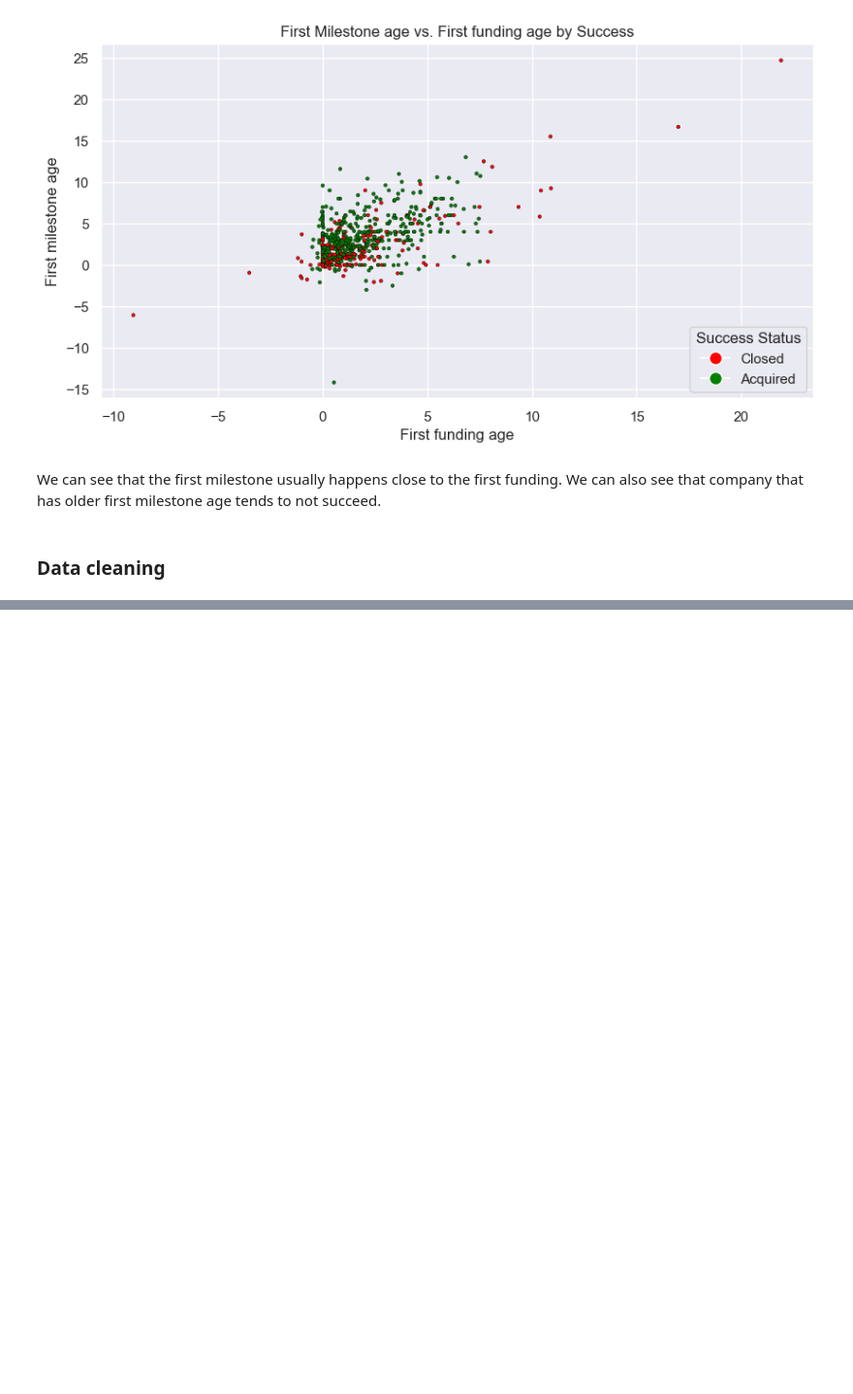
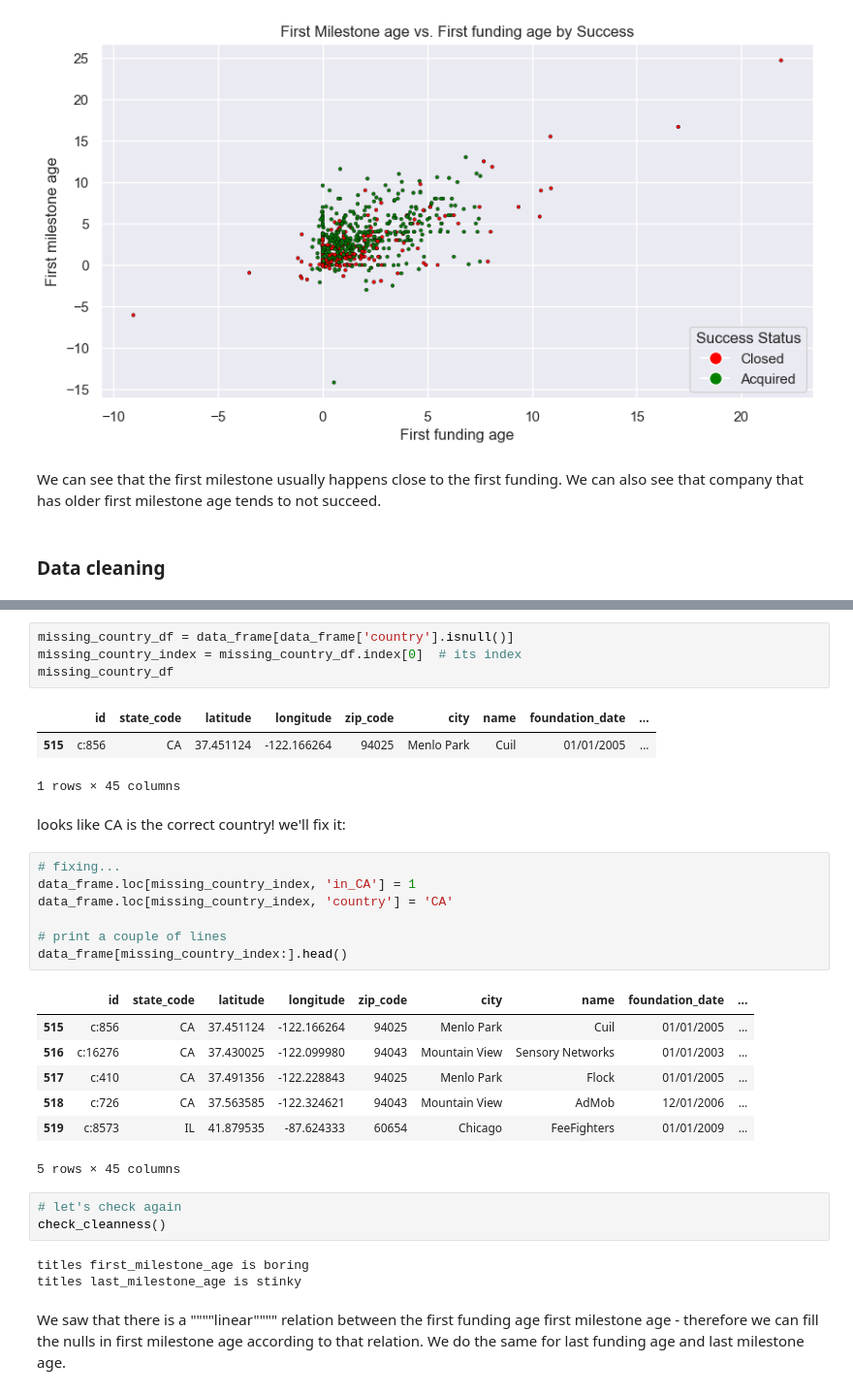
Before and after one commit to Liri-Be/DataMining, a Jupyter notebook: part-1/part1.ipynb, the cells around one changed output, grey strips where cells are left out. Shown at 97% size. Cells and saved outputs as stored; diff of their text form; blank space fills up the shorter version.

```diff
--- a/part-1/part1.ipynb
+++ b/part-1/part1.ipynb
@@ -245,0 +286,33 @@ We can see that the first milestone usually happens close to the first funding.
+# %%
+missing_country_df = data_frame[data_frame['country'].isnull()]
+missing_country_index = missing_country_df.index[0]  # its index
+missing_country_df
+# %% [output]
+|  | id | state_code | latitude | longitude | zip_code | city | name | foundation_date | ... |
+| 515 | c:856 | CA | 37.451124 | -122.166264 | 94025 | Menlo Park | Cuil | 01/01/2005 | ... |
+1 rows × 45 columns
+# %% [markdown]
+looks like CA is the correct country! we'll fix it:
+# %%
+# fixing...
+data_frame.loc[missing_country_index, 'in_CA'] = 1
+data_frame.loc[missing_country_index, 'country'] = 'CA'
+
+# print a couple of lines
+data_frame[missing_country_index:].head()
+# %% [output]
+|  | id | state_code | latitude | longitude | zip_code | city | name | foundation_date | ... |
+| 515 | c:856 | CA | 37.451124 | -122.166264 | 94025 | Menlo Park | Cuil | 01/01/2005 | ... |
+| 516 | c:16276 | CA | 37.430025 | -122.099980 | 94043 | Mountain View | Sensory Networks | 01/01/2003 | ... |
+| 517 | c:410 | CA | 37.491356 | -122.228843 | 94025 | Menlo Park | Flock | 01/01/2005 | ... |
+| 518 | c:726 | CA | 37.563585 | -122.324621 | 94043 | Mountain View | AdMob | 12/01/2006 | ... |
+| 519 | c:8573 | IL | 41.879535 | -87.624333 | 60654 | Chicago | FeeFighters | 01/01/2009 | ... |
+5 rows × 45 columns
+# %%
+# let's check again
+check_cleanness()
+# %% [output]
+titles first_milestone_age is boring
+titles last_milestone_age is stinky
+# %% [markdown]
+We saw that there is a """"linear"""" relation between the first funding age first milestone age - therefore we can fill the nulls in first milestone age according to that relation. We do the same for last funding age and last milestone age.
```
Also changed, not shown: parts of 16 cells of this notebook.
